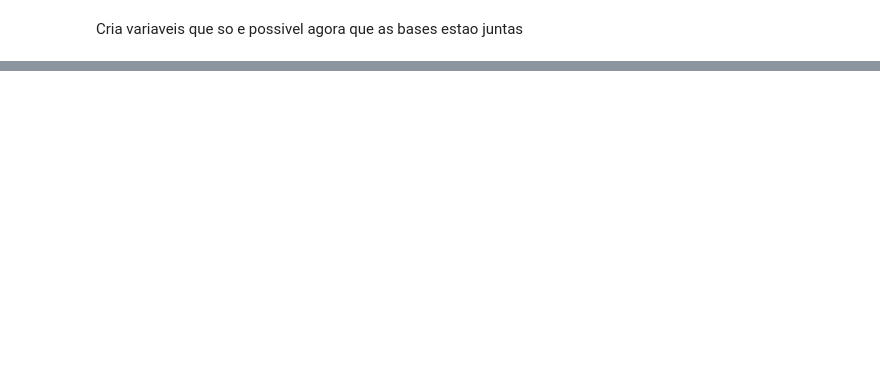
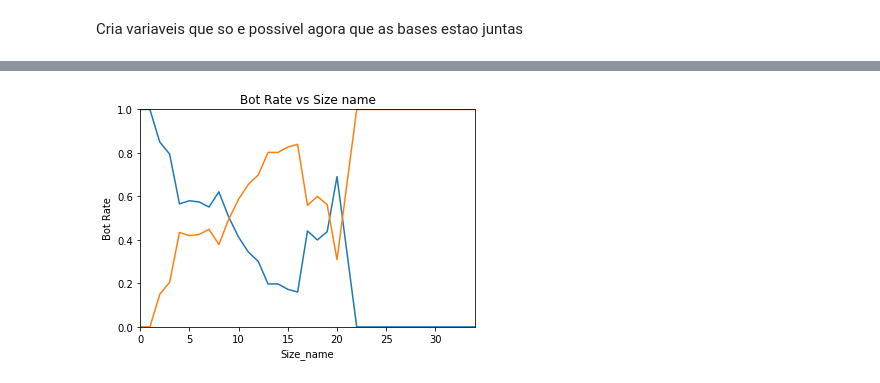
Before and after one commit to rogerioluizsi/FeaturesEngineering_Twitter, a Jupyter notebook: StoryTelling.ipynb, the cells around one changed output, grey strips where cells are left out. Cells and saved outputs as stored; diff of their text form; code cells hidden in the pictures; blank space fills up the shorter version.

```diff
--- a/StoryTelling.ipynb
+++ b/StoryTelling.ipynb
@@ -543,3 +583,3 @@ tamanho database (2872, 37)
 # %%
-#database=pd.read_csv('database.csv', sep=',')
+database=pd.read_csv('database.csv', sep=',')
 #database.drop('Unnamed: 0', inplace=True, axis=1)
@@ -565,0 +601,4 @@ database.drop
+# %%
+col =database.columns.to_list()#database.Alvo.astype('str', inplace=True, axis=1)
+col.insert(39, col.pop(col.index('Alvo')))
+database = database.reindex(columns= col)
@@ -605,12 +712,14 @@ x=database.sort_values(by =["n_hashtags_mean"], axis = 0)
 # %%
 x.groupby('size_name').mean().Alvo_bi.plot()
 x.groupby('size_name').mean().Alvo.plot()
 
-plt.title("PATIENT NO-SHOW RATE vs WAIT")
-plt.ylabel("NO-SHOW RATE")
-plt.xlabel("WAIT")
+plt.title("Bot Rate vs Size name")
+plt.ylabel("Bot Rate")
+plt.xlabel("Size_name")
 plt.ylim(0,1)
 plt.show()
+# %% [output]
+[figure, added]
 # %%
 x.groupby('tempo_inicio_uso').mean().Alvo_bi.plot()
 x.groupby('tempo_inicio_uso').mean().Alvo.plot()
```
Also changed, not shown: parts of 56 cells of this notebook.
